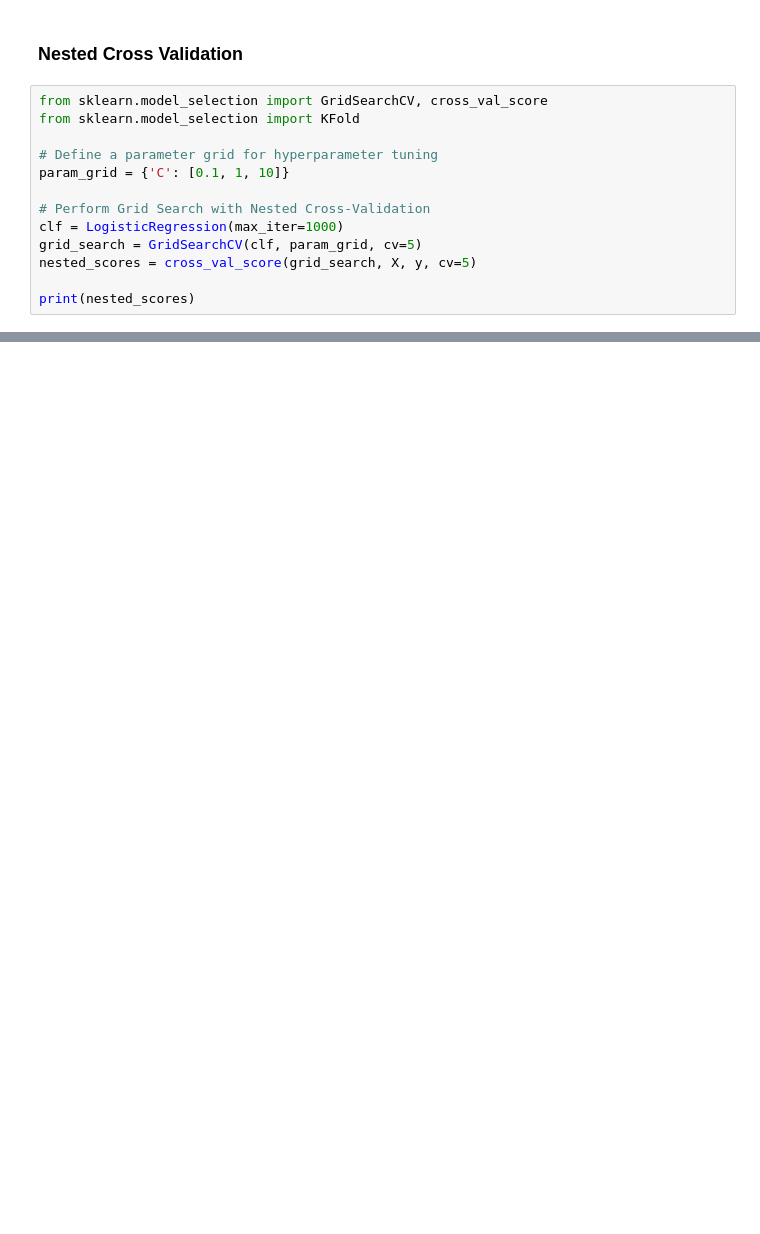
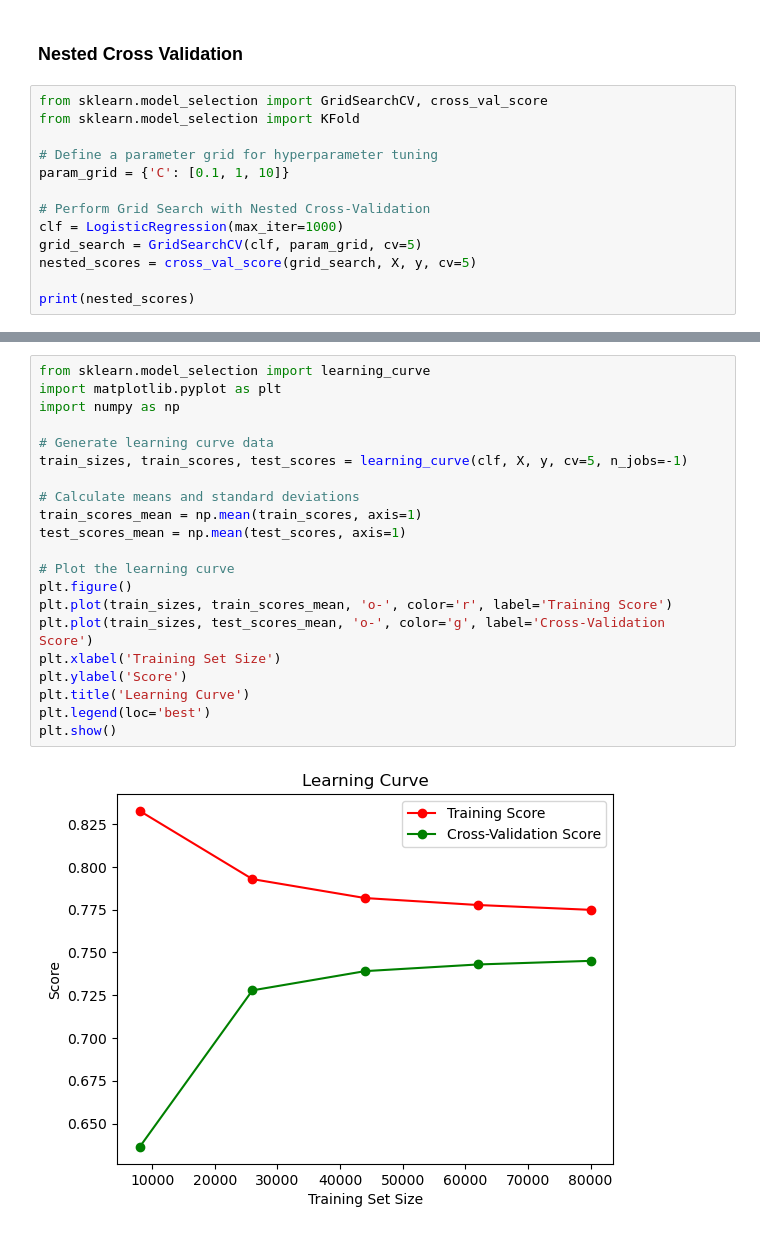
Before and after one commit to jeffreymattson/MLAI2024-Twitter-Sentiment, a Jupyter notebook: twitter_sentiment.ipynb, the cells around one changed output, grey strips where cells are left out. Saved outputs shown, nothing was run; the diff lists cells and outputs as text; blank space fills up the shorter version.

```diff
--- a/twitter_sentiment.ipynb
+++ b/twitter_sentiment.ipynb
@@ -275,0 +326,23 @@ disp.plot()
+# %%
+from sklearn.model_selection import learning_curve
+import matplotlib.pyplot as plt
+import numpy as np
+
+# Generate learning curve data
+train_sizes, train_scores, test_scores = learning_curve(clf, X, y, cv=5, n_jobs=-1)
+
+# Calculate means and standard deviations
+train_scores_mean = np.mean(train_scores, axis=1)
+test_scores_mean = np.mean(test_scores, axis=1)
+
+# Plot the learning curve
+plt.figure()
+plt.plot(train_sizes, train_scores_mean, 'o-', color='r', label='Training Score')
+plt.plot(train_sizes, test_scores_mean, 'o-', color='g', label='Cross-Validation Score')
+plt.xlabel('Training Set Size')
+plt.ylabel('Score')
+plt.title('Learning Curve')
+plt.legend(loc='best')
+plt.show()
+# %% [output]
+[figure, added]
```
Also changed, not shown: parts of 12 cells of this notebook.
